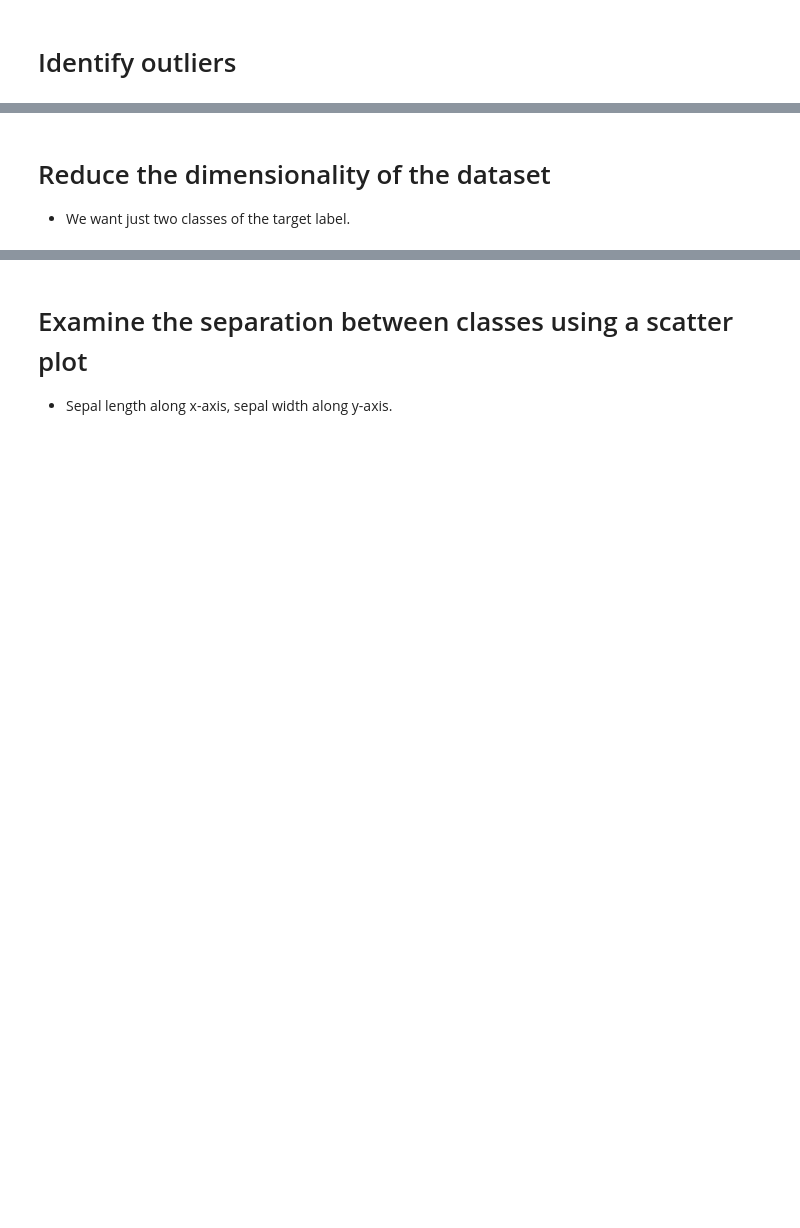
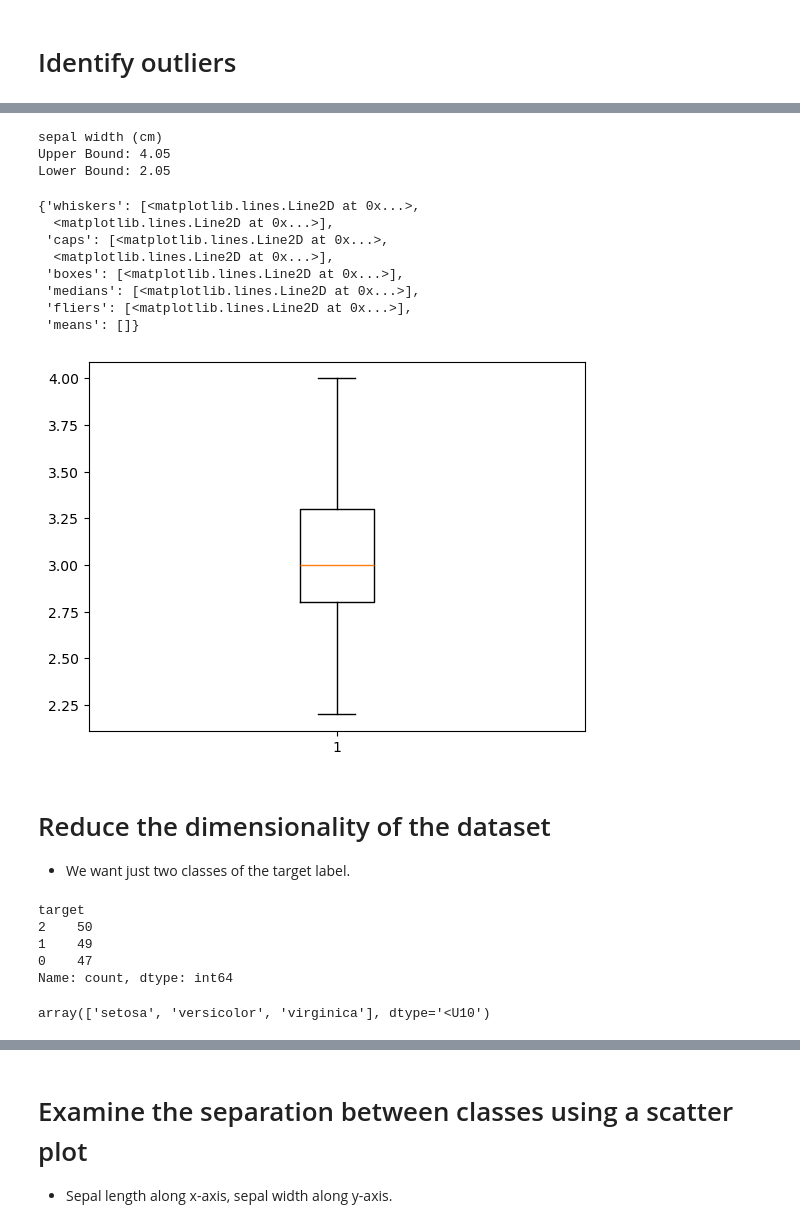
Before and after one commit to Tuwaiq-Data-Science-Bootcamp-V5/SVM_Lab1, a Jupyter notebook: SVMs-Iris.ipynb, the cells around one changed output, grey strips where cells are left out. Cells and saved outputs as stored; diff of their text form; code cells hidden in the pictures; blank space fills up the shorter version.

```diff
--- a/SVMs-Iris.ipynb
+++ b/SVMs-Iris.ipynb
@@ -40,4 +160,50 @@ Libraries used in this project:
+# %%
+def limits(col):
+    Q1 = col.quantile(0.25)
+    Q3 = col.quantile(0.75)
+    IQR = Q3 - Q1
+
+    upper = Q3 + 1.5*IQR
+    lower = Q1 - 1.5*IQR
+
+    print("Upper Bound:",upper)
+    print("Lower Bound:",lower)
+    return upper, lower
+
+
+print('sepal width (cm)')
+upper, lower = limits(data['sepal width (cm)'])
+outliers = data[(data['sepal width (cm)'] < lower) | (data['sepal width (cm)'] > upper)]
+data = data.drop(outliers.index)
+# %% [output]
+sepal width (cm)
+Upper Bound: 4.05
+Lower Bound: 2.05
+# %%
+plt.boxplot(data['sepal width (cm)'])
+# %% [output]
+{'whiskers': [<matplotlib.lines.Line2D at 0x...>,
+  <matplotlib.lines.Line2D at 0x...>],
+ 'caps': [<matplotlib.lines.Line2D at 0x...>,
+  <matplotlib.lines.Line2D at 0x...>],
+ 'boxes': [<matplotlib.lines.Line2D at 0x...>],
+ 'medians': [<matplotlib.lines.Line2D at 0x...>],
+ 'fliers': [<matplotlib.lines.Line2D at 0x...>],
+ 'means': []}
+[figure, added]
 # %% [markdown]
 # Reduce the dimensionality of the dataset
 
 - We want just two classes of the target label.
+# %%
+data['target'].value_counts()
+# %% [output]
+target
+2    50
+1    49
+0    47
+Name: count, dtype: int64
+# %%
+iris.target_names
+# %% [output]
+array(['setosa', 'versicolor', 'virginica'], dtype='<U10')
```
Also changed, not shown: parts of 26 cells of this notebook, 1 other file.
